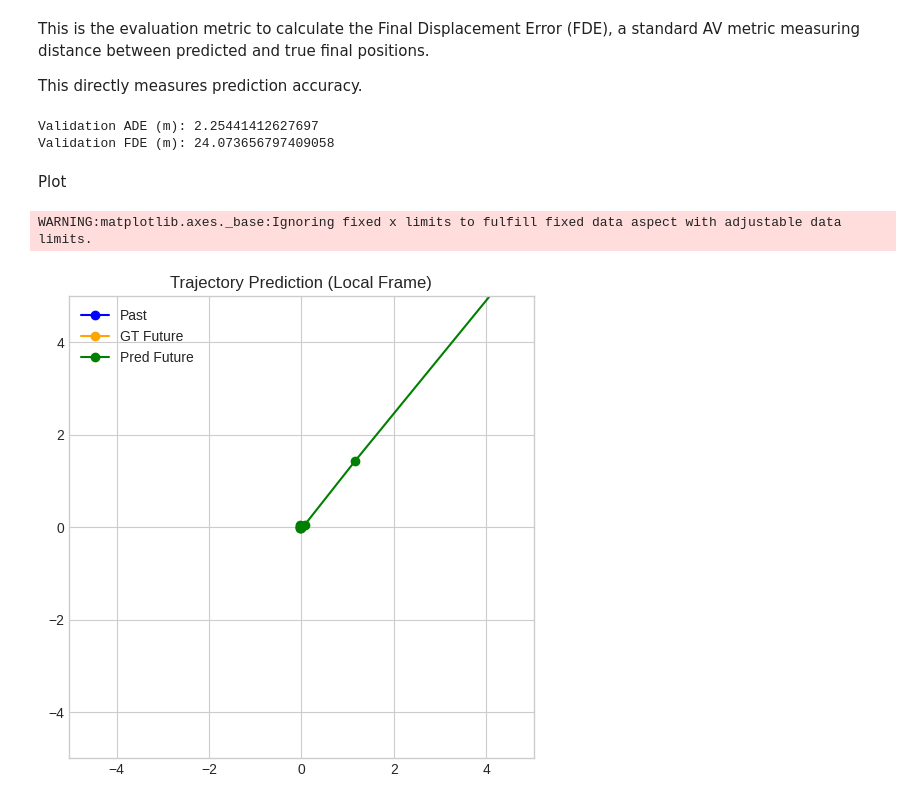
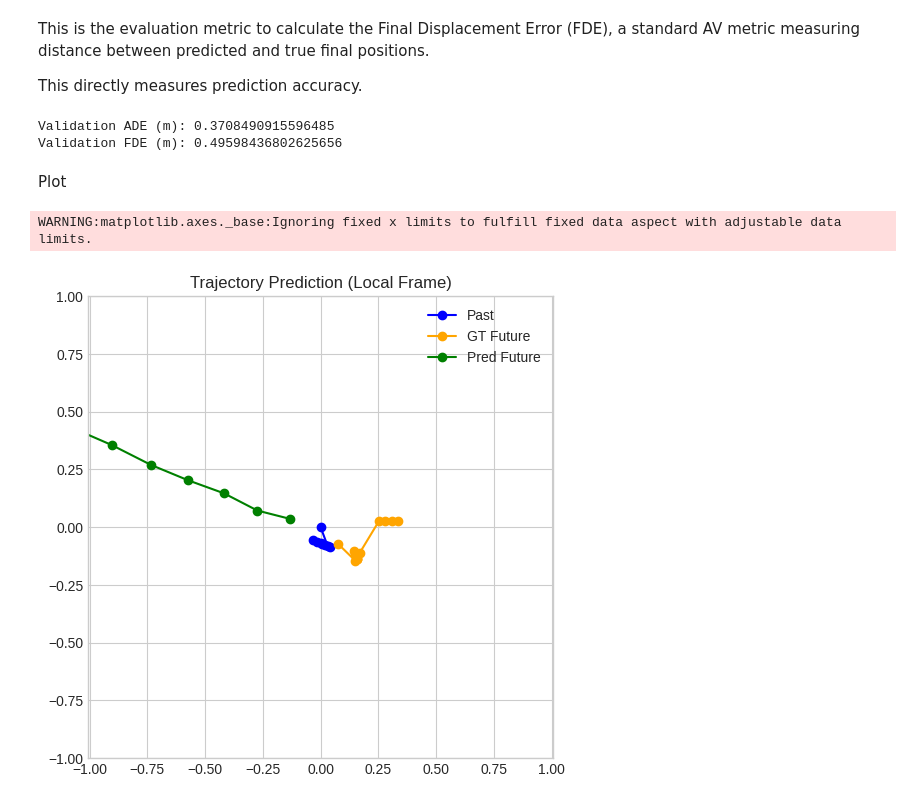
Before and after one commit to darrickpang/Email, a Jupyter notebook: Trajectory_prediction.ipynb, the cells around one changed output. Saved outputs shown, nothing was run; the diff lists cells and outputs as text; code cells hidden in the pictures.

```diff
--- a/Trajectory_prediction.ipynb
+++ b/Trajectory_prediction.ipynb
@@ -322,18 +322,20 @@ class TrajectoryDataset(Dataset):
             origin_xy = past_data[-1, :2].copy() # Get the origin for the current sample
 
             # shift to local frame
+            # shift to local frame (meters)
             past_data[:, :2] -= origin_xy
             future_data[:, :2] -= origin_xy
 
-            # scale normalization
+            # compute displacement in METERS first
+            future_xy = future_data[:, :2].copy()
+            future_disp_np = np.zeros_like(future_xy)
+            future_disp_np[0] = future_xy[0]
+            future_disp_np[1:] = future_xy[1:] - future_xy[:-1]
+
+            # NOW scale (once)
             past_data[:, :2] /= SCALE
-            future_data[:, :2] /= SCALE
+            future_disp_np /= SCALE
 
-            future_xy = future_data[:, :2] # This is still a numpy array slice
-
-            # Corrected: Create a copy of future_xy (numpy array), then compute displacements
-            future_disp_np = future_xy.copy() # Use .copy() for numpy array
-            future_disp_np[1:] = future_xy[1:] - future_xy[:-1]
             # future_disp_np[0] already holds future_xy[0] (displacement from last past point)
 
             self.data.append((past_data, future_disp_np, origin_xy)) # Store all three required items
@@ -494,8 +496,8 @@ with torch.no_grad():
 print("Validation ADE (m):", ade_sum / n_batches)
 print("Validation FDE (m):", fde_sum / n_batches)
 # %% [output]
-Validation ADE (m): 2.25441412627697
-Validation FDE (m): 24.073656797409058
+Validation ADE (m): 0.3708490915596485
+Validation FDE (m): 0.49598436802625656
 # %% [markdown]
 Plot
 # %%
@@ -504,33 +506,33 @@ Plot
 # =========================
 import matplotlib.pyplot as plt
 
 model.eval()
 past, future_disp, origin = dataset[0]
 
 past_in = past.unsqueeze(0).to(device)
 
 with torch.no_grad():
     pred_disp = model(past_in).cpu().squeeze(0)   # [T, 2]
 
 # Ground-truth displacements
 gt_disp = future_disp[:, :2]
 
 # 🔑 RECONSTRUCT POSITIONS
 pred_xy = torch.cumsum(pred_disp, dim=0) * SCALE
 gt_xy   = torch.cumsum(gt_disp, dim=0) * SCALE
 past_xy = past[:, :2] * SCALE
 
 plt.figure(figsize=(6, 6))
 plt.plot(past_xy[:, 0], past_xy[:, 1], "b-o", label="Past")
 plt.plot(gt_xy[:, 0], gt_xy[:, 1], "orange", marker="o", label="GT Future")
 plt.plot(pred_xy[:, 0], pred_xy[:, 1], "g", marker="o", label="Pred Future")
 plt.legend()
 plt.axis("equal")
 # 🔑 ZOOM
-plt.xlim(-5, 5)
-plt.ylim(-5, 5)
+plt.xlim(-1, 1)
+plt.ylim(-1, 1)
 plt.title("Trajectory Prediction (Local Frame)")
 plt.show()
 # %% [output]
 WARNING:matplotlib.axes._base:Ignoring fixed x limits to fulfill fixed data aspect with adjustable data limits.
-[figure, old version]
+[figure, new version]
```
Also changed, not shown: parts of 3 cells of this notebook.
